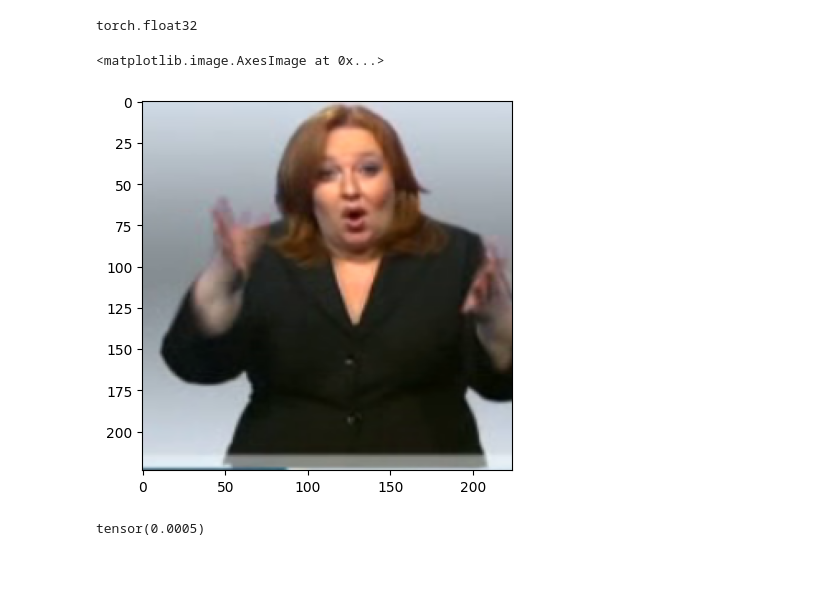
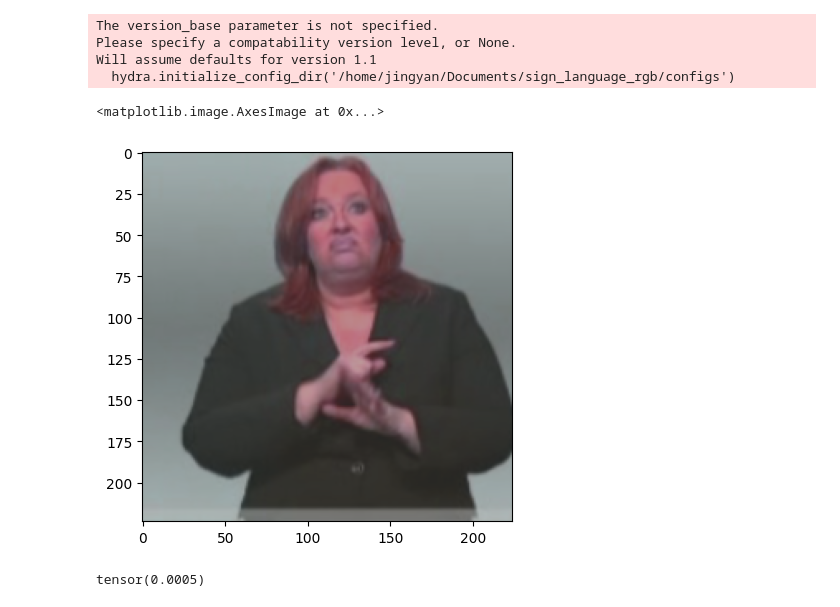
Before and after one commit to WayenVan/sign_language_rgb, a Jupyter notebook: experiments/dataset.ipynb, the cells around one changed output. Saved outputs shown, nothing was run; the diff lists cells and outputs as text; code cells hidden in the pictures; blank space fills up the shorter version.

```diff
--- a/experiments/dataset.ipynb
+++ b/experiments/dataset.ipynb
@@ -5,23 +5,27 @@ import sys
 import os
 from matplotlib import pyplot as plt
 import numpy as np
+import hydra
 os.chdir('/home/jingyan/Documents/sign_language_rgb')
 sys.path.append('src')
 
-config = OmegaConf.load('configs/train/x3d_trans.yaml')
-# dataset = instantiate(config.data.val_set)
-dataset = instantiate(config.data.train_set)
-
-
-dataset[0]['video'].dtype
+hydra.initialize_config_dir('/home/jingyan/Documents/sign_language_rgb/configs')
+cfg = hydra.compose('run/train/vitpose_vitpool_tconv_trans_ddp.yaml')
 # %% [output]
-torch.float32
+The version_base parameter is not specified.
+Please specify a compatability version level, or None.
+Will assume defaults for version 1.1
+  hydra.initialize_config_dir('/home/jingyan/Documents/sign_language_rgb/configs')
 # %%
-frame = dataset[0]['video'].numpy()
+dataset = instantiate(cfg.data.dataset.train)
+dataset[0]['video'].dtype
+
+frame = dataset[2]['video'].numpy()
+frame  = frame.transpose(0, 2, 3, 1)
 plt.imshow(frame[30])
 # %% [output]
 <matplotlib.image.AxesImage at 0x...>
-[figure, old version]
+[figure, new version]
 # %%
 from PIL import Image
 frame0 = (frame[20] * 255).astype('uint8')
```
Also changed, not shown: 17 other files.
